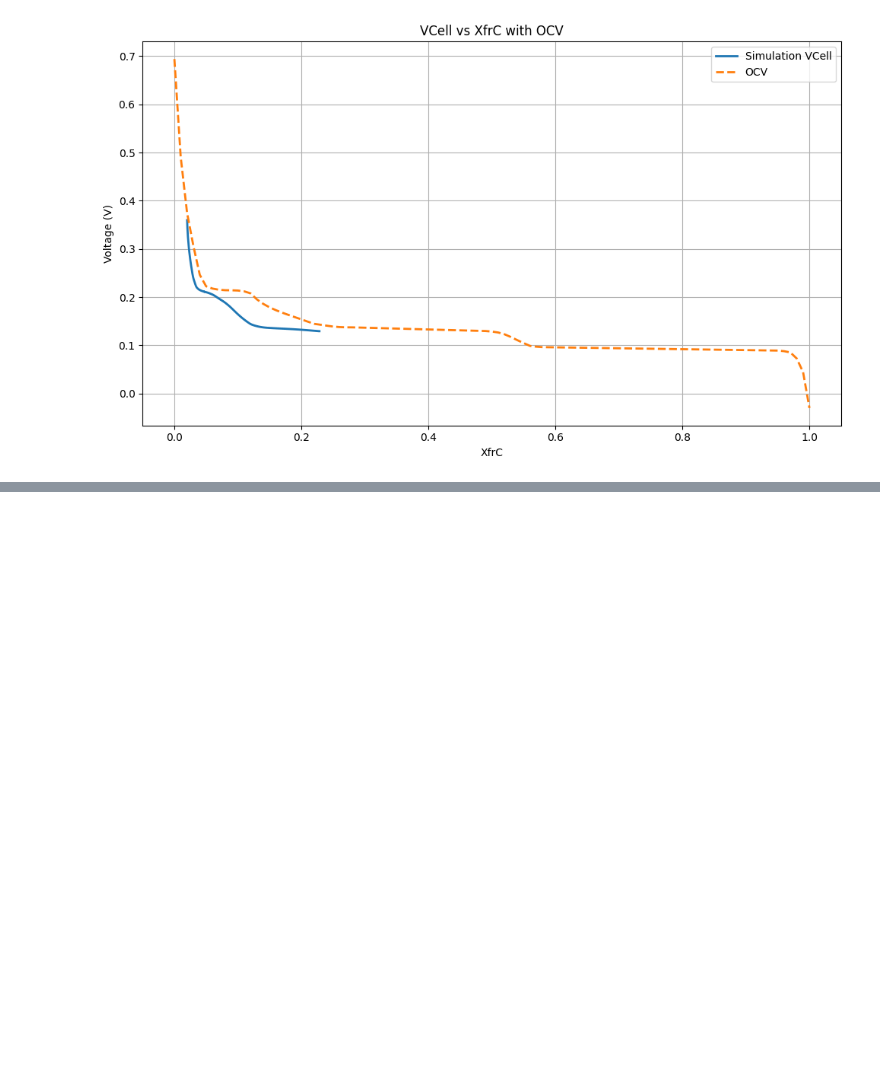
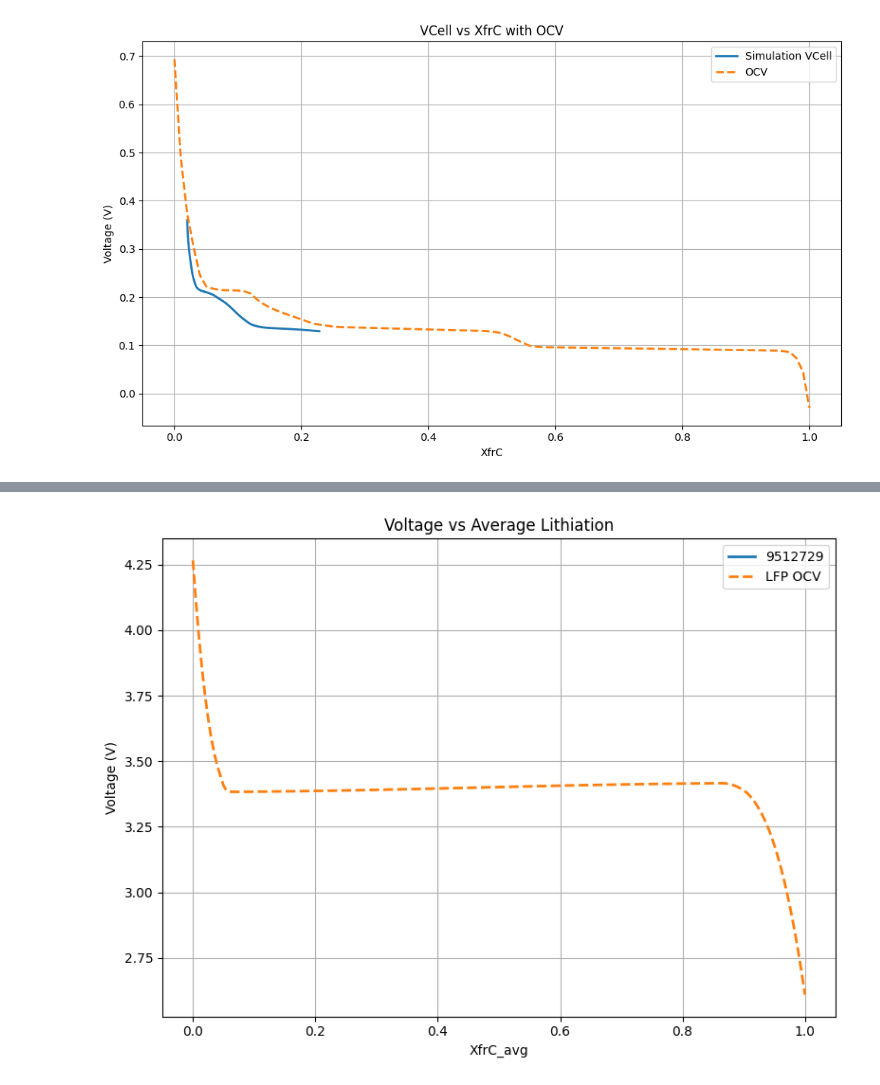
Before and after one commit to trahman64/BESFEM, a Jupyter notebook: plotting/OCV_CellVoltage.ipynb, the cells around one changed output, grey strips where cells are left out. Drawn from its saved outputs; the diff is of its cells as text; code cells hidden in the pictures; blank space fills up the shorter version.

```diff
--- a/plotting/OCV_CellVoltage.ipynb
+++ b/plotting/OCV_CellVoltage.ipynb
@@ -178,0 +181,94 @@ plt.show()
+# %%
+import re
+import numpy as np
+import pandas as pd
+import matplotlib.pyplot as plt
+
+# ============================================================
+# PARSER
+# ============================================================
+
+# pattern = re.compile(
+#     r"timestep:\s*\d+\s*\[.*?\],\s*VCell\s*=\s*([-eE0-9.]+).*?XfrC_avg\s*=\s*([-eE0-9.]+)"
+# )
+
+pattern = re.compile(
+    r"VCell\s*=\s*([-eE0-9.]+).*?XfrC_avg\s*=\s*([-eE0-9.]+)"
+)
+
+def load_data(file_path):
+    data = []
+
+    with open(file_path, 'r') as f:
+        for line in f:
+            match = pattern.search(line)
+
+            if match:
+                vcell = float(match.group(1))
+                xfrc = float(match.group(2))
+
+                data.append((xfrc, vcell))
+
+    return pd.DataFrame(data, columns=["XfrC_avg", "VCell"])
+
+# ============================================================
+# LOAD FILES
+# ============================================================
+
+df1 = load_data(
+    "../MSU_HPCC/slurm_besfem-config-tiff-3.0-9512729.SLURMout"
+)
+
+# df2 = load_data(
+#     "../MSU_HPCC/slurm_besfem-config-tiff-9155931.SLURMout"
+# )
+
+# ============================================================
+# LOAD AND CALCULATE LFP OCV
+# ============================================================
+
+ticks = np.loadtxt("../inputs/materials/LFP_Chm_Pot_Ticks.txt")
+chmPot = np.loadtxt("../inputs/materials/LFP_Chm_Pot.txt")
+
+# Matches MaterialProperties.cpp:
+# OCV = -chemical_potential + 3.4
+ocv = -chmPot + 3.4
+
+# ============================================================
+# PLOT
+# ============================================================
+
+plt.figure(figsize=(8,6))
+
+plt.plot(
+    df1["XfrC_avg"],
+    df1["VCell"],
+    linewidth=2,
+    label="9512729"
+)
+
+# plt.plot(
+#     df2["XfrC_avg"],
+#     df2["VCell"],
+#     linewidth=2,
+#     label="9155931"
+# )
+
+plt.plot(
+    ticks,
+    ocv,
+    "--",
+    linewidth=2,
+    label="LFP OCV"
+)
+
+plt.xlabel("XfrC_avg")
+plt.ylabel("Voltage (V)")
+plt.title("Voltage vs Average Lithiation")
+plt.grid(True)
+plt.legend()
+
+plt.tight_layout()
+plt.show()
+# %% [output]
+[figure, added]
```
Also changed, not shown: parts of 2 cells of this notebook, 9 other files.
